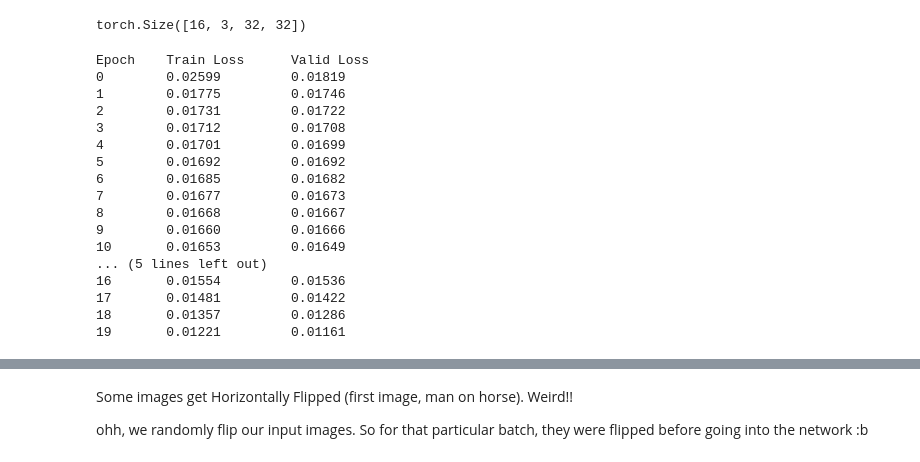
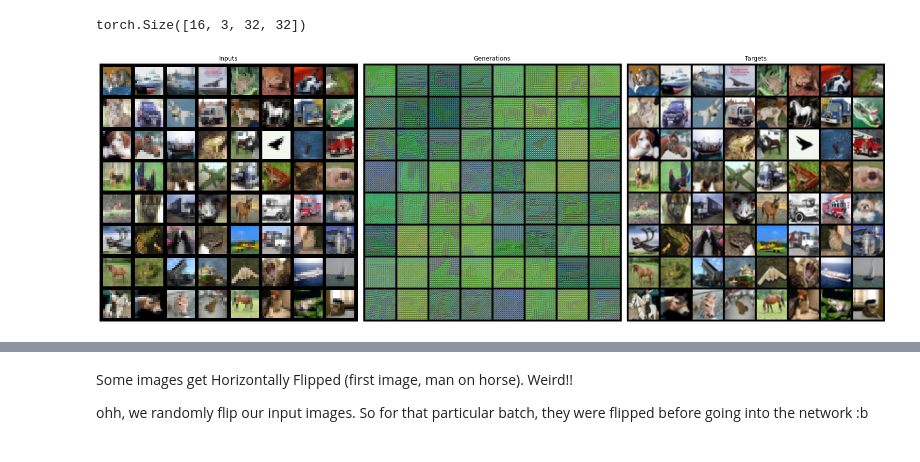
Before and after one commit to azfarkhoja305/GANs, a Jupyter notebook: TGenerator_SuperResolution_MSE.ipynb, the cells around one changed output, grey strips where cells are left out. Cells and saved outputs as stored; diff of their text form; code cells hidden in the pictures.

```diff
--- a/TGenerator_SuperResolution_MSE.ipynb
+++ b/TGenerator_SuperResolution_MSE.ipynb
@@ -91,3 +103,14 @@ dataset =  ImageDataset('cifar_10', batch_sz = 64)
+# %%
+lowres_img_grid, improved_img_grid, targ_img = pass_one_batch()
+# %%
+# before training plots
+_, axs = plt.subplots(1,3,figsize=(22,20))
+display_images([lowres_img_grid], ax = axs[0], title='Inputs')
+display_images([improved_img_grid], ax = axs[1], title='Generations')
+display_images([target_img_grid], ax = axs[2], title = 'Targets')
+plt.tight_layout()
+# %% [output]
+[figure, added]
 # %%
 class LossMetric():
     """ Average loss statistics over an entire epoch """
@@ -122,7 +145,7 @@ valid_loss_metric = LossMetric()
 gen_img_list = []
 # %%
 print(f'Epoch\t Train Loss \t Valid Loss')
-for epoch in range(num_epochs):
+for epoch in range(num_epochs):MA
     TGen.train()
     train_loss_metric.reset_state()
     for target_img,_ in tqdm(dataset.train_loader, leave=False):
@@ -150,21 +173,3 @@ for epoch in range(num_epochs):
     logs['valid_loss'].append(valid_loss_metric.result())
     # save to see improvement after each epoch on valid_set
     gen_img_list.append(vutils.make_grid(generated_img.cpu(), padding=2, normalize=True))
-# %% [output]
-Epoch    Train Loss      Valid Loss
-0        0.02599         0.01819
-1        0.01775         0.01746
-2        0.01731         0.01722
-3        0.01712         0.01708
-4        0.01701         0.01699
-5        0.01692         0.01692
-6        0.01685         0.01682
-7        0.01677         0.01673
-8        0.01668         0.01667
-9        0.01660         0.01666
-10       0.01653         0.01649
-... (5 lines left out)
-16       0.01554         0.01536
-17       0.01481         0.01422
-18       0.01357         0.01286
-19       0.01221         0.01161
```
Also changed, not shown: parts of 5 cells of this notebook.
